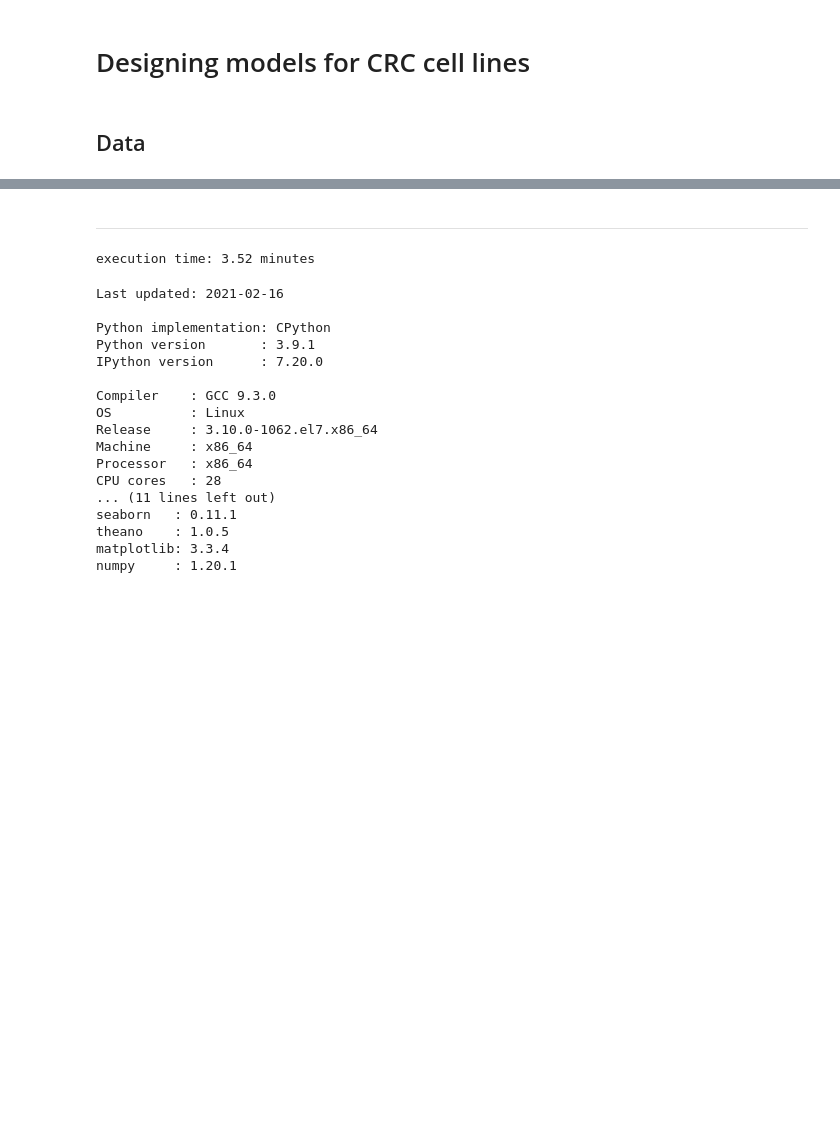
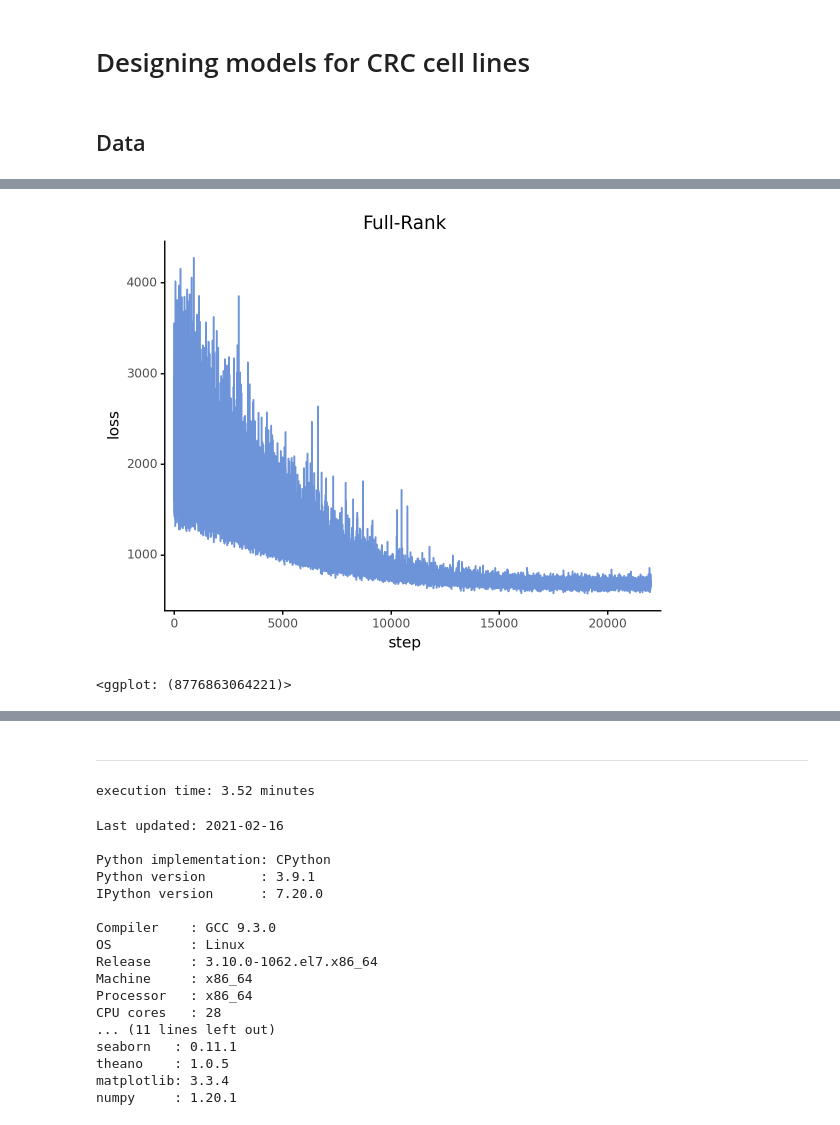
Before and after one commit to Kevin-Haigis-Lab/speclet, a Jupyter notebook: analysis/015_010_model-design.ipynb, the cells around one changed output, grey strips where cells are left out. Drawn from its saved outputs; the diff is of its cells as text; code cells hidden in the pictures; blank space fills up the shorter version.

```diff
--- a/analysis/015_010_model-design.ipynb
+++ b/analysis/015_010_model-design.ipynb
@@ -149,0 +122,15 @@ Sampling 4 chains for 1_000 tune and 1_000 draw iterations (4_000 + 4_000 draws
+# %%
+m1_fullrank = pymc3_sampling_api.pymc3_advi_approximation_procedure(
+    model=model2,
+    method="advi",
+    n_iterations=22000,
+    callbacks=[
+        pm.callbacks.CheckParametersConvergence(tolerance=0.01, diff="absolute")
+    ],
+    fit_kwargs={
+        "more_replacements": {
+            sgrna_idx_shared: sgnra_idx_batch,
+            lfc_shared: lfc_data_batch,
+        }
+    },
+)
@@ -149,0 +163,7 @@ Sampling 4 chains for 1_000 tune and 1_000 draw iterations (4_000 + 4_000 draws
+# %%
+plot_approximation_history(m1_fullrank["approximation"].hist) + gg.labs(
+    title="Full-Rank"
+)
+# %% [output]
+[figure, added]
+<ggplot: (8776863064221)>
```
Also changed, not shown: parts of 22 cells of this notebook, 6 other files.
